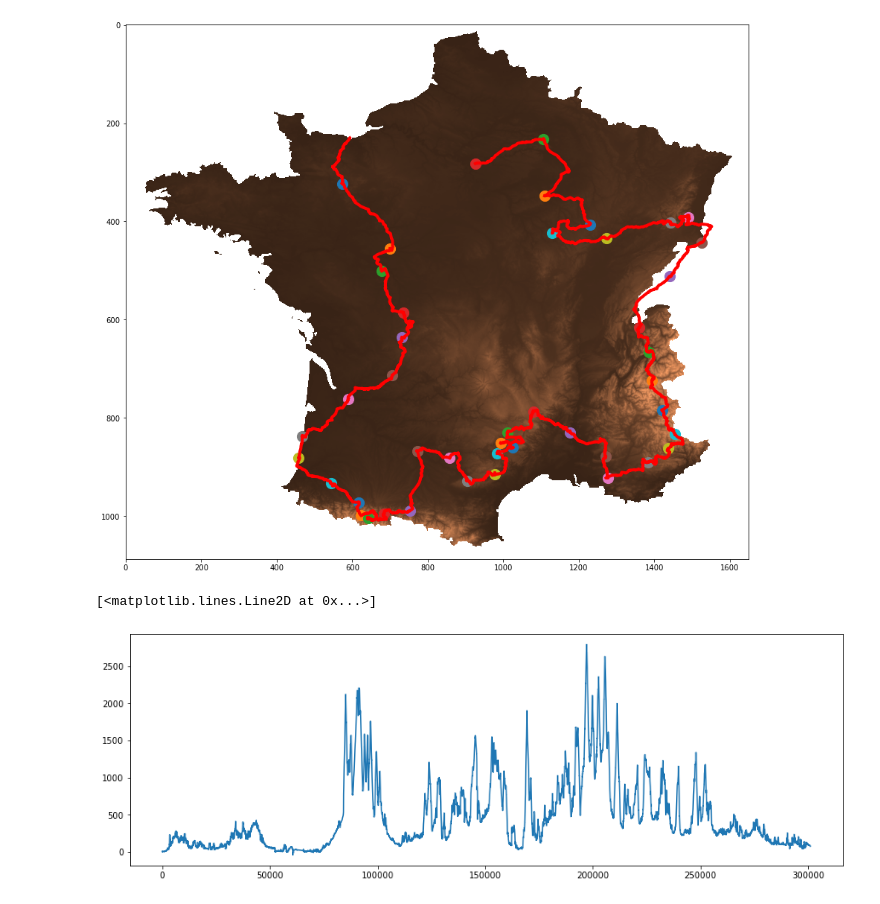
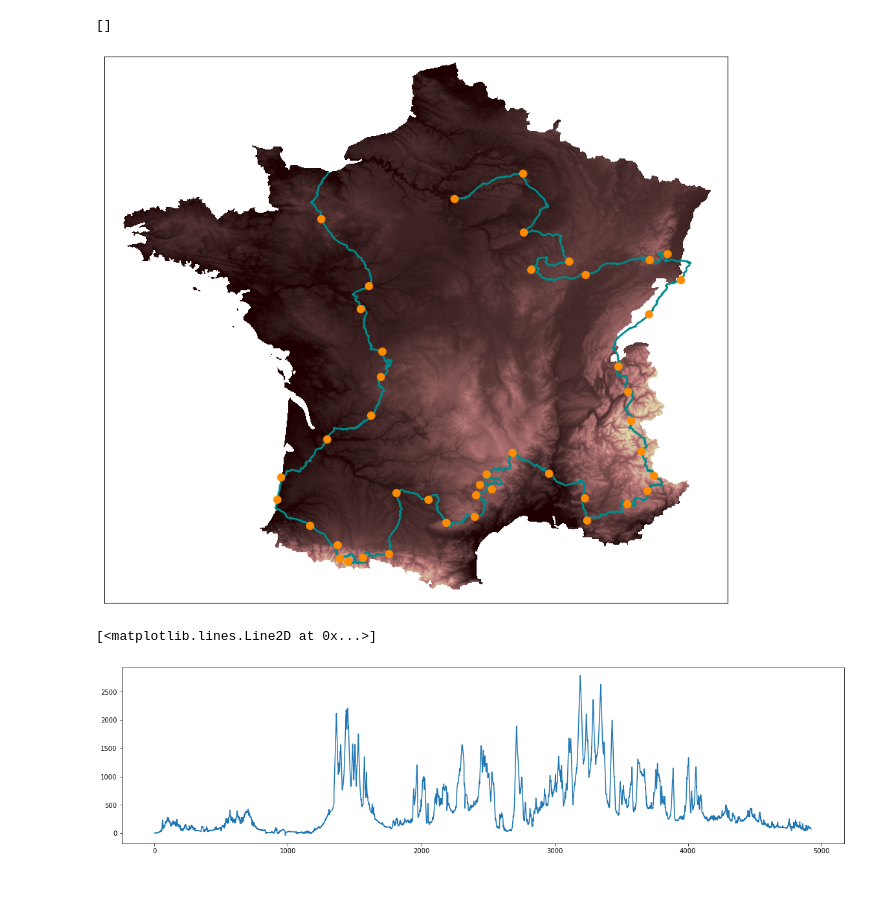
Before and after one commit to tomfrankkirk/tour_de_france, a Jupyter notebook: map.ipynb, the cells around one changed output. Saved outputs shown, nothing was run; the diff lists cells and outputs as text; code cells hidden in the pictures.

```diff
--- a/map.ipynb
+++ b/map.ipynb
@@ -2,3 +9,6 @@
 fra = Dataset('FRA_msk_alt/fra.nc', 'r')
 top = fra['FRA_msk_alt']
 top = top[:-100,:1650]
+# %%
+segments = pd.read_hdf('preproc_segments.h5', 'segments')
+segments.head(1)
@@ -19,19 +25,24 @@ ax.set_aspect(1.25)
 # %%
 fig, ax = plt.subplots(figsize=(15,15))
-elev = top[:] + 1000
-ax.imshow(elev, cmap='copper', vmin=0, vmax=elev.max())
-ax.set_aspect(1.3)
+elev = top[:] + 0
+ax.imshow(elev, cmap="pink", vmin=0, vmax=top.max())
+ax.set_aspect(1.33)
 
-for idx,ride in df.iterrows():
-    x = ride.longs * m_long + offset_long
-    y = ride.lats * m_lat + offset_lat
-    plt.plot(x, y, linewidth=4, c='r')
-    plt.scatter(x[-1], y[-1], s=200)
+for idx in np.unique(segments['ride_index']):
+    fltr = segments['ride_index'] == idx
+    x = segments.loc[fltr,'long'] * m_long + offset_long
+    y = segments.loc[fltr,'lat'] * m_lat + offset_lat
+    plt.plot(x, y, linewidth=2.5, c='DarkCyan')
+    plt.scatter(x.iloc[-1], y.iloc[-1], s=100, c='DarkOrange', zorder=5)
+
+ax.set_xticks([])
+ax.set_yticks([])
 # %% [output]
+[]
-[figure, old version]
+[figure, new version]
 # %%
-fig, ax = plt.subplots(figsize=(15,5))
-plt.plot(elevs)
+fig, ax = plt.subplots(figsize=(20,5))
+plt.plot(segments['dist'].cumsum() / 1000, segments['altitude'])
 # %% [output]
 [<matplotlib.lines.Line2D at 0x...>]
-[figure, old version]
+[figure, new version]
```
Also changed, not shown: parts of 11 cells of this notebook.
